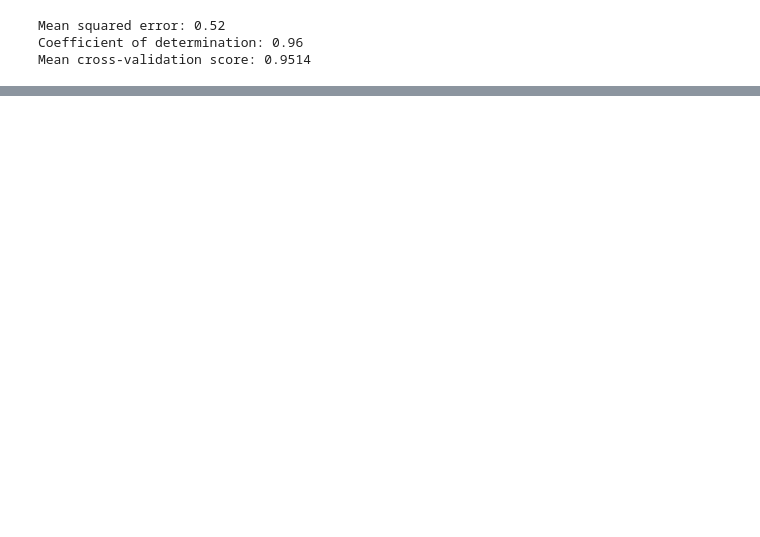
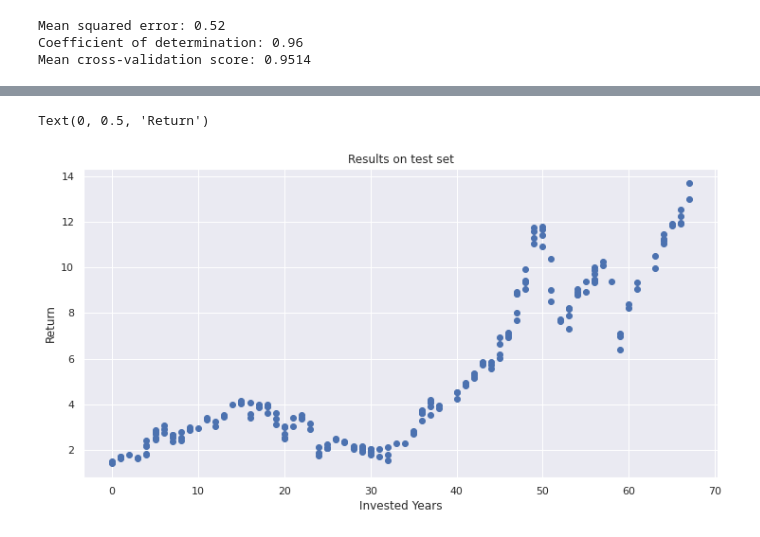
Before and after one commit to tamarakatic/financial-prediction, a Jupyter notebook: notebooks/Predicting Financial Market Returns.ipynb, the cells around one changed output, grey strips where cells are left out. Cells and saved outputs as stored; diff of their text form; code cells hidden in the pictures; blank space fills up the shorter version.

```diff
--- a/notebooks/Predicting Financial Market Returns.ipynb
+++ b/notebooks/Predicting Financial Market Returns.ipynb
@@ -342,3 +373,6 @@ print(f"Mean cross-validation score: {cv.mean():.4f}")
 Mean squared error: 0.52
 Coefficient of determination: 0.96
 Mean cross-validation score: 0.9514
+# %%
+y_pred.tolist()
+y_pred_list = [i[0] for i in y_pred.tolist()]
@@ -344,0 +387,8 @@ Mean cross-validation score: 0.9514
+# %%
+plt.scatter(list(X_test["InvestedYears"]), y_pred_list)
+plt.title("Results on test set")
+plt.xlabel("Invested Years")
+plt.ylabel("Return")
+# %% [output]
+Text(0, 0.5, 'Return')
+[figure, added]
```
Also changed, not shown: parts of 7 cells of this notebook.
